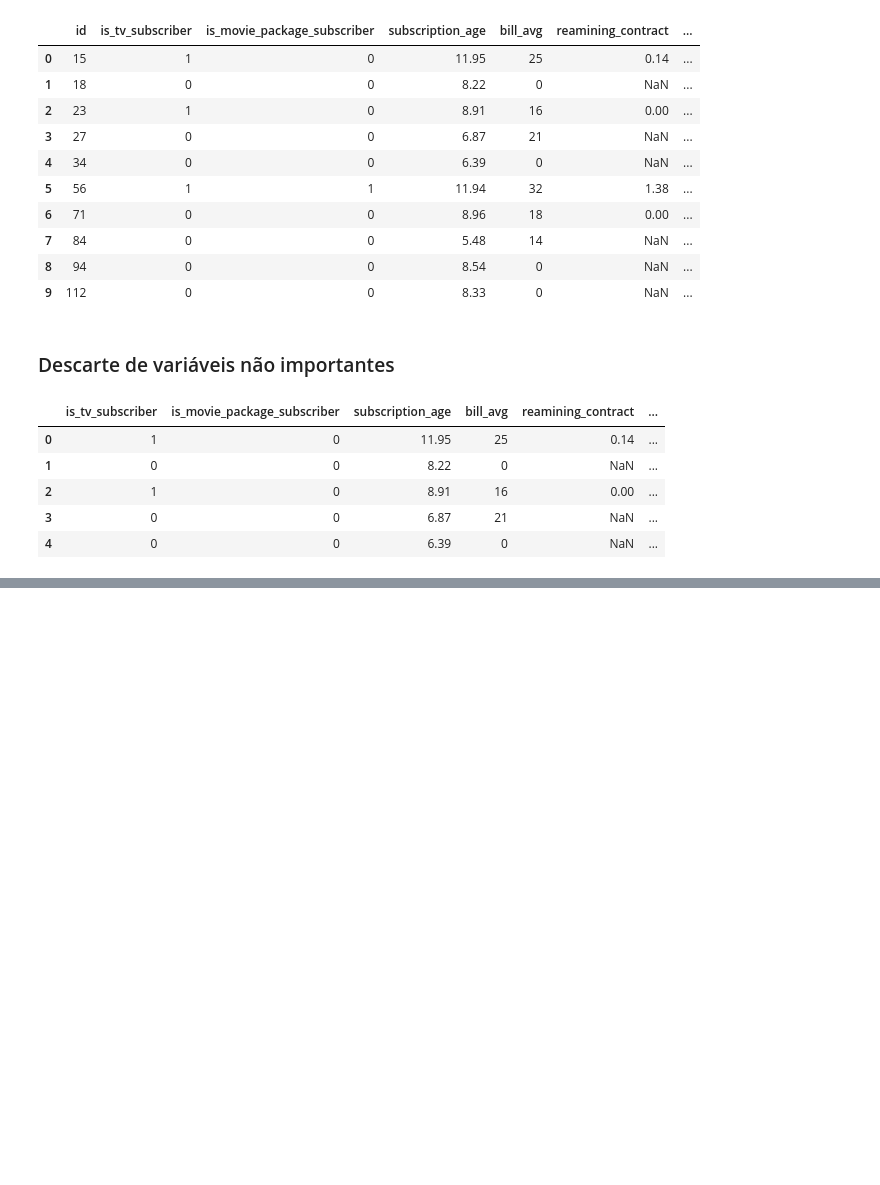
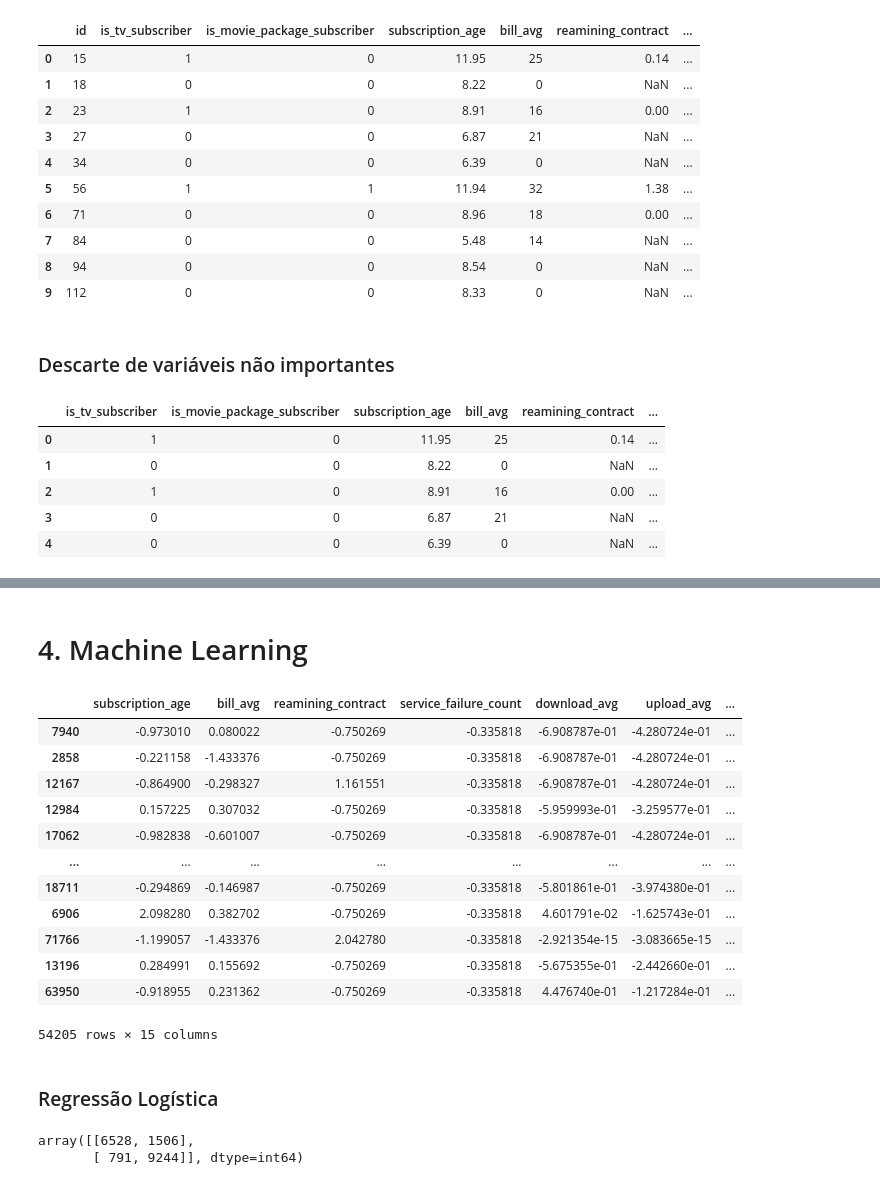
Before and after one commit to omarca2022/churn_project, a Jupyter notebook: churn_projeto.ipynb, the cells around one changed output, grey strips where cells are left out. Saved outputs shown, nothing was run; the diff lists cells and outputs as text; code cells hidden in the pictures; blank space fills up the shorter version.

```diff
--- a/churn_projeto.ipynb
+++ b/churn_projeto.ipynb
@@ -348,0 +365,4 @@ churn1.head()
+# %%
+churn1['reamining_contract'] = churn1['reamining_contract'].fillna(0)
+churn1['download_avg'] = churn1['download_avg'].fillna(churn1['download_avg'].mean())
+churn1['upload_avg'] = churn1['upload_avg'].fillna(churn1['upload_avg'].mean())
@@ -348,0 +405,5 @@ churn1.head()
+# %%
+# padronização
+from sklearn.preprocessing import StandardScaler
+sc = StandardScaler()
+churn1[['subscription_age', 'bill_avg','reamining_contract', 'service_failure_count','download_avg', 'upload_avg']] = sc.fit_transform(churn1[['subscription_age', 'bill_avg','reamining_contract', 'service_failure_count','download_avg', 'upload_avg']])
@@ -348,0 +412,6 @@ churn1.head()
+# %%
+variaveis_cat = ['is_tv_subscriber', 'is_movie_package_subscriber', 'download_over_limit']
+
+churn1 = pd.get_dummies(churn1, columns = variaveis_cat, drop_first = True)
+
+churn1.head()
@@ -348,0 +425,28 @@ churn1.head()
+# %% [markdown]
+# 4. Machine Learning
+# %%
+# separação de variáveis preditoras e variával resposta
+X = churn1.drop('churn', axis = 1)
+y = churn1['churn']
+# %%
+# Separando em dados teste e treinamento
+from sklearn.model_selection import train_test_split
+
+x_treino, x_teste, y_treino,y_teste  = train_test_split(X, y, test_size = 0.25)
+x_treino
+# %% [output]
+|  | subscription_age | bill_avg | reamining_contract | service_failure_count | download_avg | upload_avg | ... |
+| 7940 | -0.973010 | 0.080022 | -0.750269 | -0.335818 | -6.908787e-01 | -4.280724e-01 | ... |
+| 2858 | -0.221158 | -1.433376 | -0.750269 | -0.335818 | -6.908787e-01 | -4.280724e-01 | ... |
+| 12167 | -0.864900 | -0.298327 | 1.161551 | -0.335818 | -6.908787e-01 | -4.280724e-01 | ... |
+| 12984 | 0.157225 | 0.307032 | -0.750269 | -0.335818 | -5.959993e-01 | -3.259577e-01 | ... |
+| 17062 | -0.982838 | -0.601007 | -0.750269 | -0.335818 | -6.908787e-01 | -4.280724e-01 | ... |
+| ... | ... | ... | ... | ... | ... | ... | ... |
+| 18711 | -0.294869 | -0.146987 | -0.750269 | -0.335818 | -5.801861e-01 | -3.974380e-01 | ... |
+| 6906 | 2.098280 | 0.382702 | -0.750269 | -0.335818 | 4.601791e-02 | -1.625743e-01 | ... |
+| 71766 | -1.199057 | -1.433376 | 2.042780 | -0.335818 | -2.921354e-15 | -3.083665e-15 | ... |
+| 13196 | 0.284991 | 0.155692 | -0.750269 | -0.335818 | -5.675355e-01 | -2.442660e-01 | ... |
+| 63950 | -0.918955 | 0.231362 | -0.750269 | -0.335818 | 4.476740e-01 | -1.217284e-01 | ... |
+54205 rows × 15 columns
+# %% [markdown]
+### Regressão Logística
@@ -348,0 +463,10 @@ churn1.head()
+# %%
+# import the metrics class
+from sklearn import metrics
+
+# Matriz de confusão
+logreg_matrix = metrics.confusion_matrix(y_teste, y_pred)
+logreg_matrix
+# %% [output]
+array([[6528, 1506],
+       [ 791, 9244]], dtype=int64)
```
Also changed, not shown: parts of 22 cells of this notebook.
